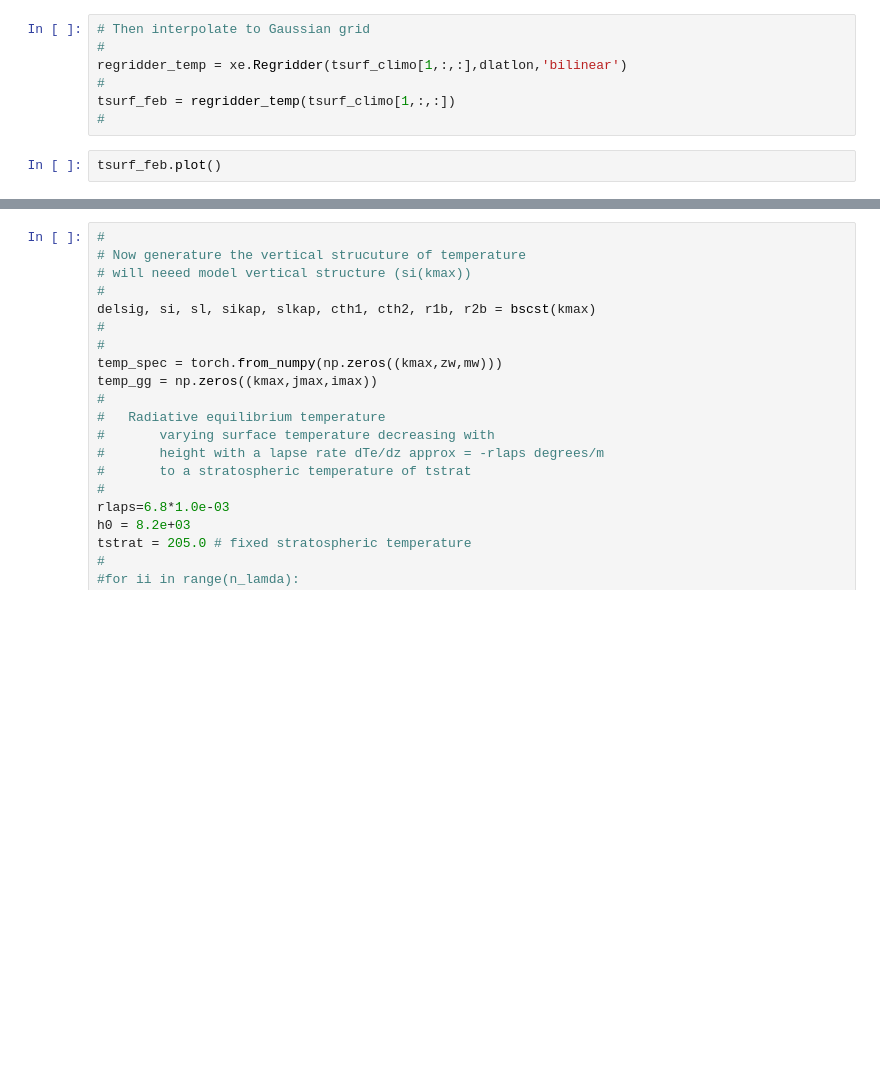
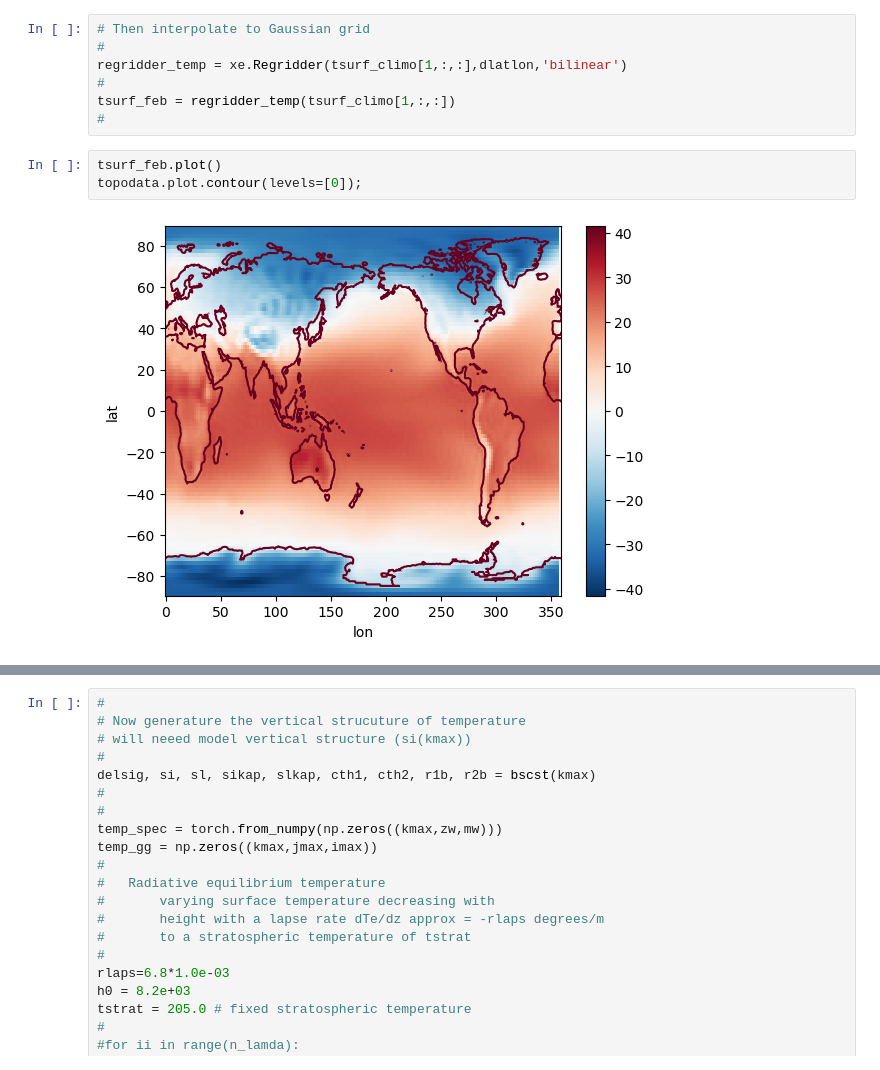
Before and after one commit to jsb288/Atmospheric-Teleconnection-Model, a Jupyter notebook: MultiThread_Model/preprocess.ipynb, the cells around one changed output, grey strips where cells are left out. Drawn from its saved outputs; the diff is of its cells as text; blank space fills up the shorter version.

```diff
--- a/MultiThread_Model/preprocess.ipynb
+++ b/MultiThread_Model/preprocess.ipynb
@@ -154,8 +192,11 @@ regridder_temp = xe.Regridder(tsurf_climo[1,:,:],dlatlon,'bilinear')
 #
 tsurf_feb = regridder_temp(tsurf_climo[1,:,:])
 #
-# %%
-tsurf_feb.plot()
+# %%
+tsurf_feb.plot()
+topodata.plot.contour(levels=[0]);
+# %% [output]
+[figure, added]
 # %%
 tsurf_feb_zonalmean = tsurf_feb.mean(dim='lon')
 tsurf_feb_zonalmean.plot()
```
Also changed, not shown: parts of 39 cells of this notebook.
